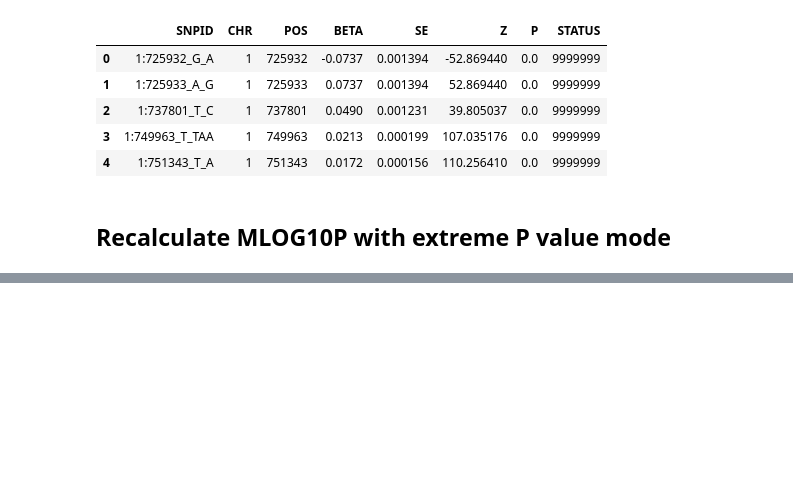
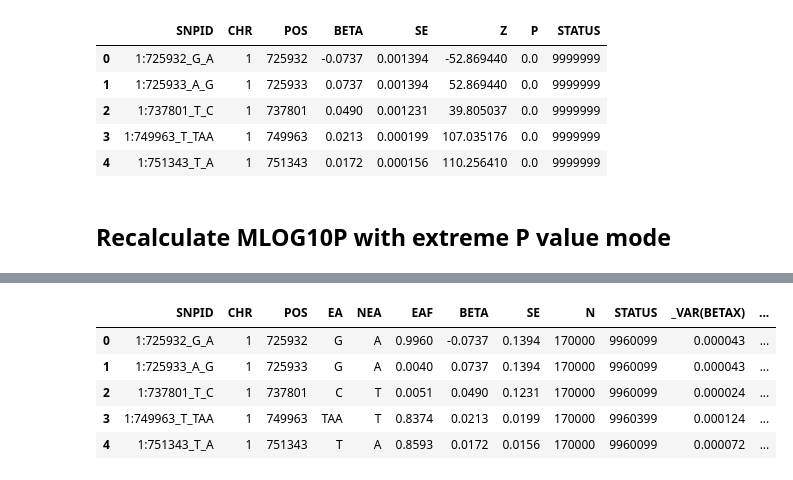
Before and after one commit to Cloufield/gwaslab, a Jupyter notebook: docs/utility_data_conversion.ipynb, the cells around one changed output, grey strips where cells are left out. Cells and saved outputs as stored; diff of their text form; code cells hidden in the pictures; blank space fills up the shorter version.

```diff
--- a/docs/utility_data_conversion.ipynb
+++ b/docs/utility_data_conversion.ipynb
@@ -276,0 +281,12 @@ mysumstats.data
+# %%
+mysumstats = gl.Sumstats("t2d_bbj.txt.gz",
+             snpid="SNP",
+             chrom="CHR",
+             pos="POS",
+             ea="ALT",
+             nea="REF",
+             neaf="Frq",
+             beta="BETA",n=170000,
+             se="SE",nrows=5,verbose=False)
+mysumstats.basic_check(verbose=False)
+mysumstats.data
@@ -276,0 +309,9 @@ mysumstats.data
+# %%
+mysumstats.data
+# %% [output]
+|  | SNPID | CHR | POS | EA | NEA | EAF | BETA | SE | N | STATUS | _VAR(BETAX) | ... |
+| 0 | 1:725932_G_A | 1 | 725932 | G | A | 0.9960 | -0.0737 | 0.1394 | 170000 | 9960099 | 0.000043 | ... |
+| 1 | 1:725933_A_G | 1 | 725933 | G | A | 0.0040 | 0.0737 | 0.1394 | 170000 | 9960099 | 0.000043 | ... |
+| 2 | 1:737801_T_C | 1 | 737801 | C | T | 0.0051 | 0.0490 | 0.1231 | 170000 | 9960099 | 0.000024 | ... |
+| 3 | 1:749963_T_TAA | 1 | 749963 | TAA | T | 0.8374 | 0.0213 | 0.0199 | 170000 | 9960399 | 0.000124 | ... |
+| 4 | 1:751343_T_A | 1 | 751343 | T | A | 0.8593 | 0.0172 | 0.0156 | 170000 | 9960099 | 0.000072 | ... |
```
Also changed, not shown: parts of 14 cells of this notebook, 5 other files.
